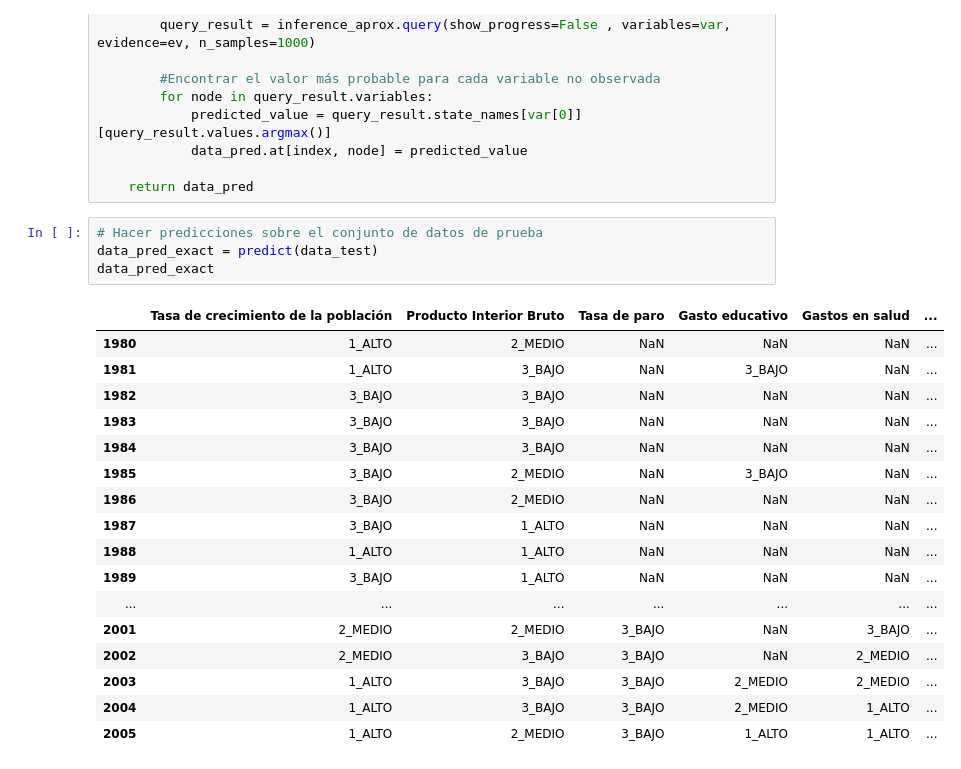
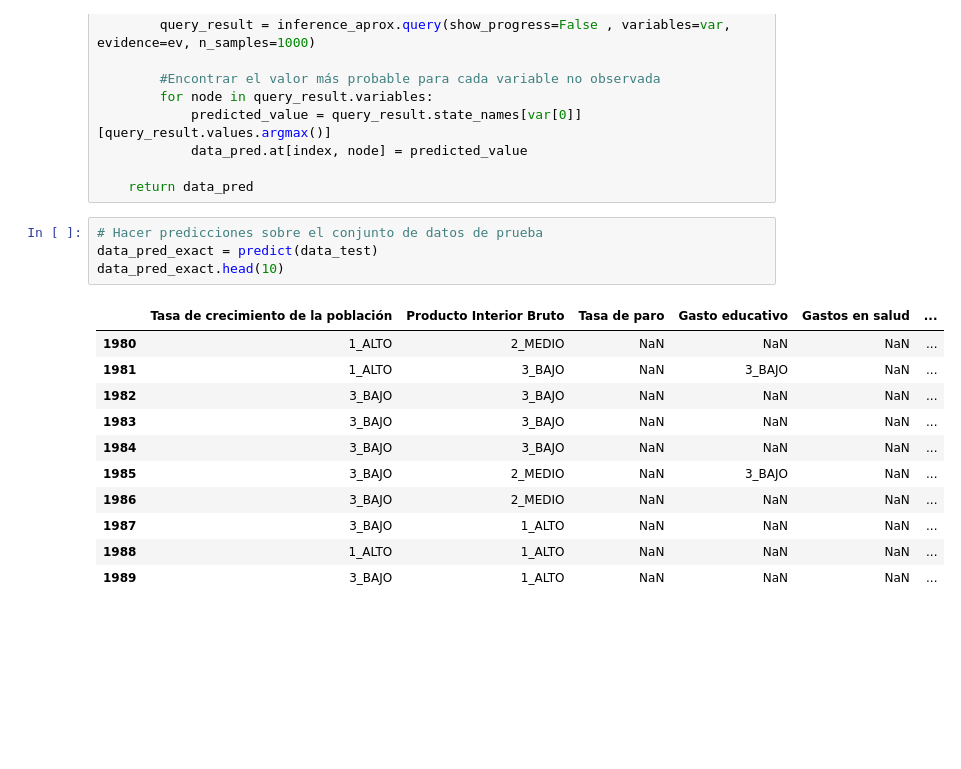
Before and after one commit to luchersol/Redes-Bayesianas, a Jupyter notebook: Redes_Bayesianas.ipynb, the cells around one changed output. Saved outputs shown, nothing was run; the diff lists cells and outputs as text; blank space fills up the shorter version.

```diff
--- a/Redes_Bayesianas.ipynb
+++ b/Redes_Bayesianas.ipynb
@@ -434,24 +428,18 @@ def predict_approx(data):
 # %%
 # Hacer predicciones sobre el conjunto de datos de prueba
 data_pred_exact = predict(data_test)
-data_pred_exact
+data_pred_exact.head(10)
 # %% [output]
 |  | Tasa de crecimiento de la población | Producto Interior Bruto | Tasa de paro | Gasto educativo | Gastos en salud | ... |
 | 1980 | 1_ALTO | 2_MEDIO | NaN | NaN | NaN | ... |
 | 1981 | 1_ALTO | 3_BAJO | NaN | 3_BAJO | NaN | ... |
 | 1982 | 3_BAJO | 3_BAJO | NaN | NaN | NaN | ... |
 | 1983 | 3_BAJO | 3_BAJO | NaN | NaN | NaN | ... |
 | 1984 | 3_BAJO | 3_BAJO | NaN | NaN | NaN | ... |
 | 1985 | 3_BAJO | 2_MEDIO | NaN | 3_BAJO | NaN | ... |
 | 1986 | 3_BAJO | 2_MEDIO | NaN | NaN | NaN | ... |
 | 1987 | 3_BAJO | 1_ALTO | NaN | NaN | NaN | ... |
 | 1988 | 1_ALTO | 1_ALTO | NaN | NaN | NaN | ... |
 | 1989 | 3_BAJO | 1_ALTO | NaN | NaN | NaN | ... |
-| ... | ... | ... | ... | ... | ... | ... |
-| 2001 | 2_MEDIO | 2_MEDIO | 3_BAJO | NaN | 3_BAJO | ... |
-| 2002 | 2_MEDIO | 3_BAJO | 3_BAJO | NaN | 2_MEDIO | ... |
-| 2003 | 1_ALTO | 3_BAJO | 3_BAJO | 2_MEDIO | 2_MEDIO | ... |
-| 2004 | 1_ALTO | 3_BAJO | 3_BAJO | 2_MEDIO | 1_ALTO | ... |
-| 2005 | 1_ALTO | 2_MEDIO | 3_BAJO | 1_ALTO | 1_ALTO | ... |
 # %%
 data_pred_aprox = predict_approx(data_test)
```
Also changed, not shown: parts of 4 cells of this notebook.
